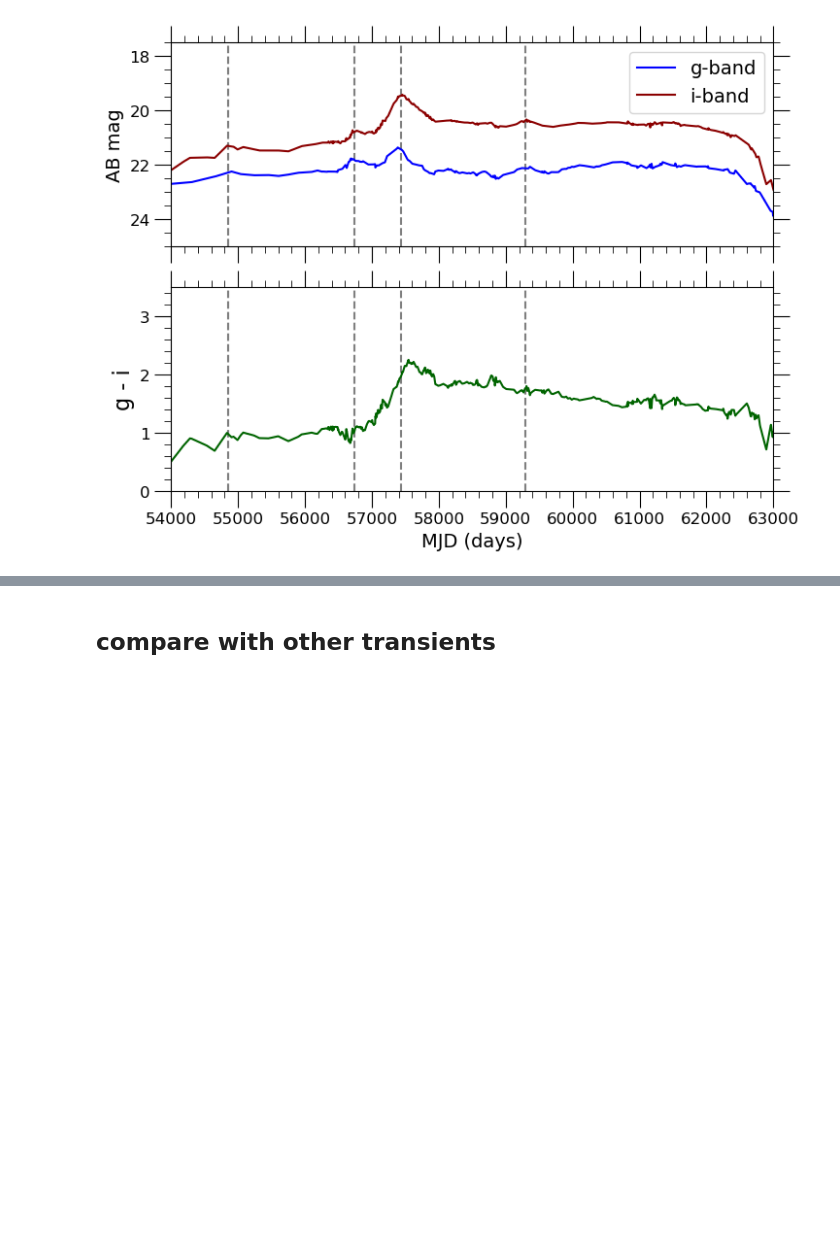
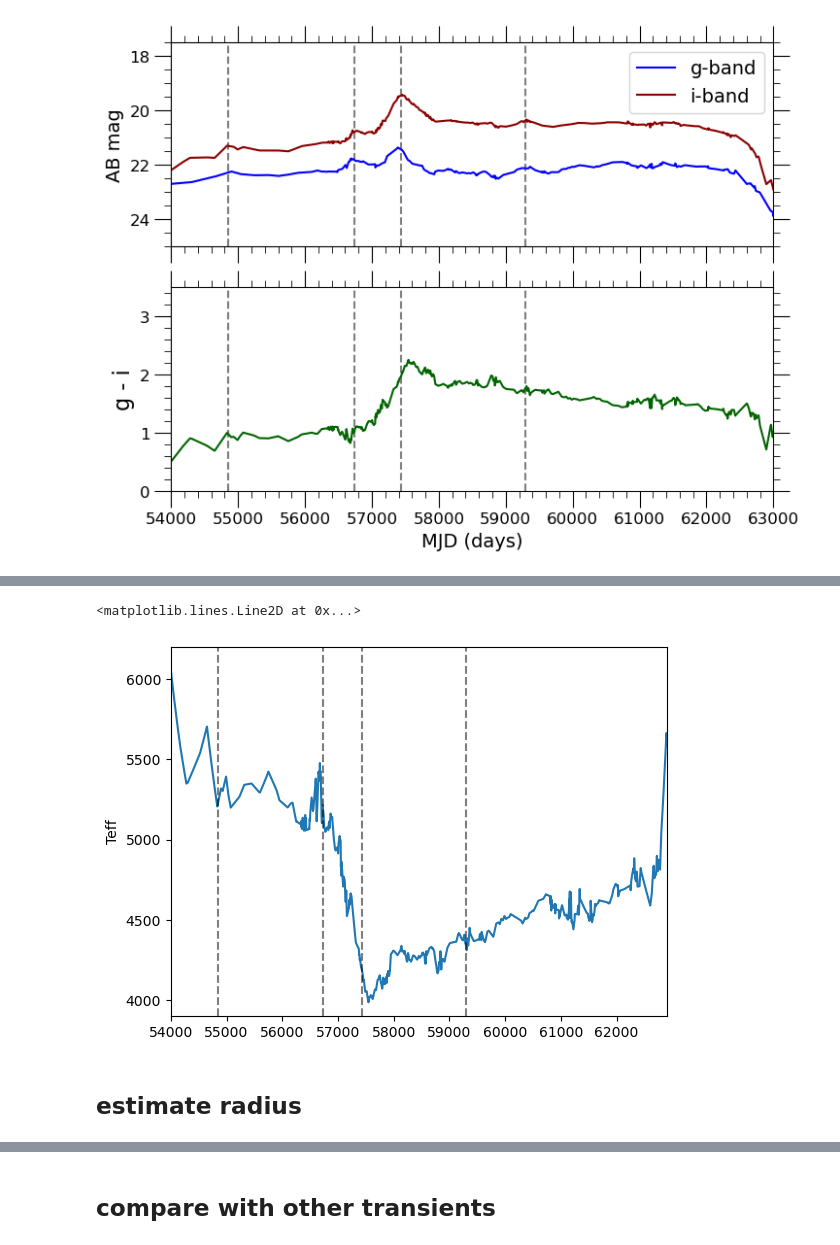
Before and after one commit to xiaolng/EtaCarEchoes, a Jupyter notebook: plot_lc.ipynb, the cells around one changed output, grey strips where cells are left out. Drawn from its saved outputs; the diff is of its cells as text; code cells hidden in the pictures; blank space fills up the shorter version.

```diff
--- a/plot_lc.ipynb
+++ b/plot_lc.ipynb
@@ -258,0 +331,24 @@ axs[1].set_ylim(0.0, 3.5)
+# %%
+color_gi = g_new - i_new
+
+T = vi_to_Teff( gi2VI(color_gi) )
+
+plt.plot(t_ran, T)
+#plt.ylim([3900, 6000])
+#plt.gca().invert_yaxis()
+
+plt.ylabel('Teff')
+
+plt.xlim([54000, 62900])
+plt.ylim([3900, 6200])
+
+
+plt.axvline(54850, color='k', ls='--', alpha=0.5)
+plt.axvline(56740, color='k', ls='--', alpha=0.5)
+plt.axvline(57430, color='k', ls='--', alpha=0.5)
+plt.axvline(59300, color='k', ls='--', alpha=0.5)
+# %% [output]
+<matplotlib.lines.Line2D at 0x...>
+[figure, added]
+# %% [markdown]
+## estimate radius
```
Also changed, not shown: parts of 34 cells of this notebook, 6 other files.
